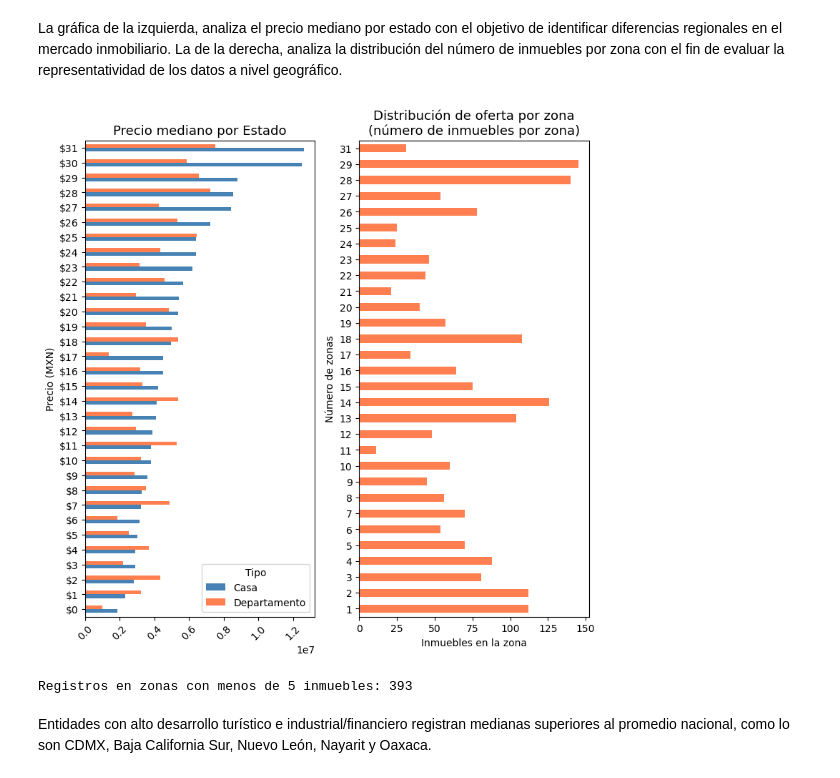
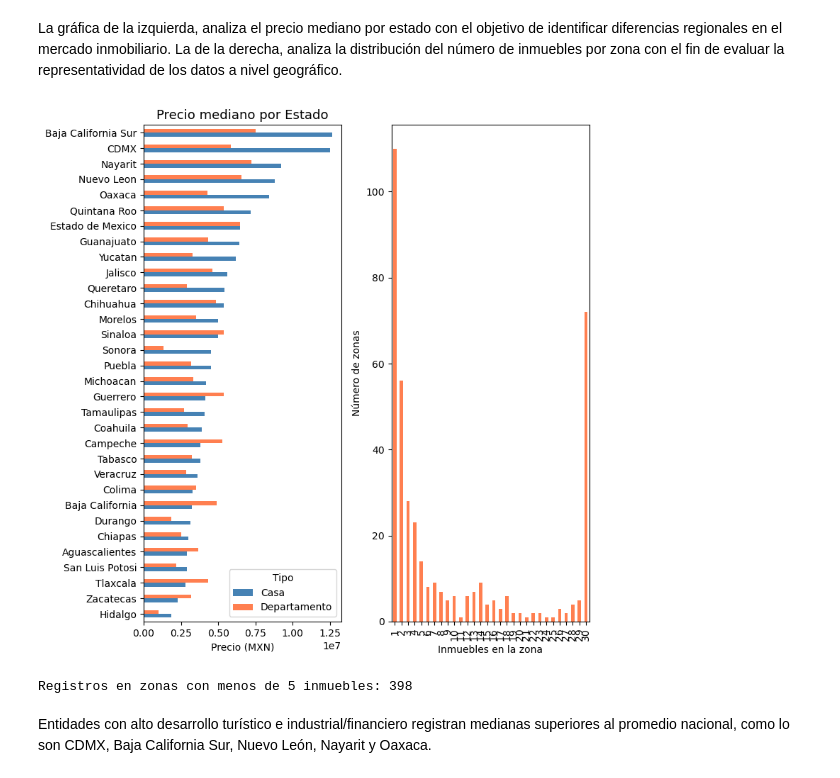
Before and after one commit to MichelleRomoM/Tesis-Maestria-DSS, a Jupyter notebook: Códigos/Segmentacion (DSS).ipynb, the cells around one changed output. Cells and saved outputs as stored; diff of their text form; code cells hidden in the pictures.

```diff
--- a/Códigos/Segmentacion (DSS).ipynb
+++ b/Códigos/Segmentacion (DSS).ipynb
@@ -70,11 +69,11 @@ La eliminación de duplicados mediante la columna Link para evitar que propiedad
 # %%
-### ---- DATA
 df = pd.read_excel("datos.xlsx")
 antes = len(df)
+
+df = df.drop_duplicates(subset=["Link"], keep="last").copy()
+despues = len(df)
+
 print(f'Registros iniciales; {antes}')
-df = df.drop_duplicates(subset=["Link"])
-df.head()
-despues = len(df)
 print(f'Registros después de duplicados; {len(df)}')
 print(f"Eliminados:{antes - despues:,} ({(antes - despues)/antes*100:.1f}%)")
 # %% [output]
@@ -289,32 +291,30 @@ df['_Oferta_zona_eda']         = df['Zona'].map(oferta_zona_eda)
 # %% [markdown]
 La gráfica de la izquierda, analiza el precio mediano por estado con el objetivo de identificar diferencias regionales en el mercado inmobiliario. La de la derecha, analiza la distribución del número de inmuebles por zona con el fin de evaluar la representatividad de los datos a nivel geográfico.
 # %%
-### ---- GRAFICA DISTRIBUCION DE PRECIOS
 fig, axes = plt.subplots(1, 2, figsize=(10, 5))
 
-# Precio mediano por estado
+# Gráfica 1 - Precio mediano por estado y tipo
 medianas_estado = df.groupby(['Estado','Tipo'])['Precio'].median().unstack().sort_values('Casa')
 medianas_estado.plot(kind='barh', ax=axes[0], figsize=(8, 8), color=['steelblue','coral'])
 axes[0].set_title('Precio mediano por Estado', fontsize=13)
-axes[0].set_ylabel('Precio (MXN)')
-axes[0].set_xlabel('')
-axes[0].tick_params(axis='x', rotation=45)
-axes[0].yaxis.set_major_formatter(plt.FuncFormatter(lambda x, _: f'${x:,.0f}'))
+axes[0].set_xlabel('Precio (MXN)')
+axes[0].set_ylabel('')
 
-# Distribución de oferta por zona
-df['_Oferta_zona_eda'].value_counts().sort_index().head(30).plot(kind='barh', ax=axes[1], color='coral')
-axes[1].set_title('Distribución de oferta por zona\n(número de inmuebles por zona)', fontsize=13)
+# Gráfica 2: Distribución de la cantidad de zonas según el volumen de propiedades
+oferta = df['Zona'].value_counts()
+oferta.clip(upper=30).value_counts().sort_index().plot(kind='bar', ax=axes[1], color='coral')
 axes[1].set_xlabel('Inmuebles en la zona')
 axes[1].set_ylabel('Número de zonas')
 
 plt.tight_layout()
 plt.show()
 
+# Contabilizar el impacto de zonas con baja densidad
 zonas_pocas = (df['_Oferta_zona_eda'] < 5).sum()
 print(f"\nRegistros en zonas con menos de 5 inmuebles: {zonas_pocas:,}")
 # %% [output]
-[figure, old version]
+[figure, new version]
-Registros en zonas con menos de 5 inmuebles: 393
+Registros en zonas con menos de 5 inmuebles: 398
 # %% [markdown]
 Entidades con alto desarrollo turístico e industrial/financiero registran medianas superiores al promedio nacional, como lo son CDMX, Baja California Sur, Nuevo León, Nayarit y Oaxaca.
 # %% [markdown]
```
Also changed, not shown: parts of 98 cells of this notebook.
